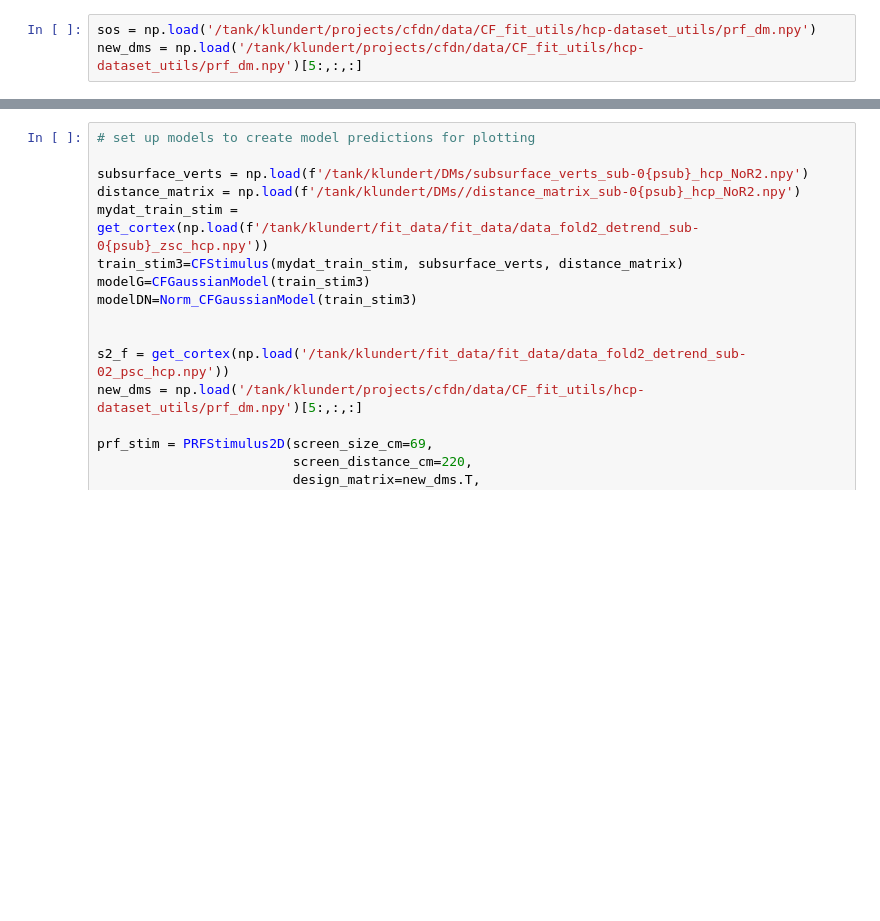
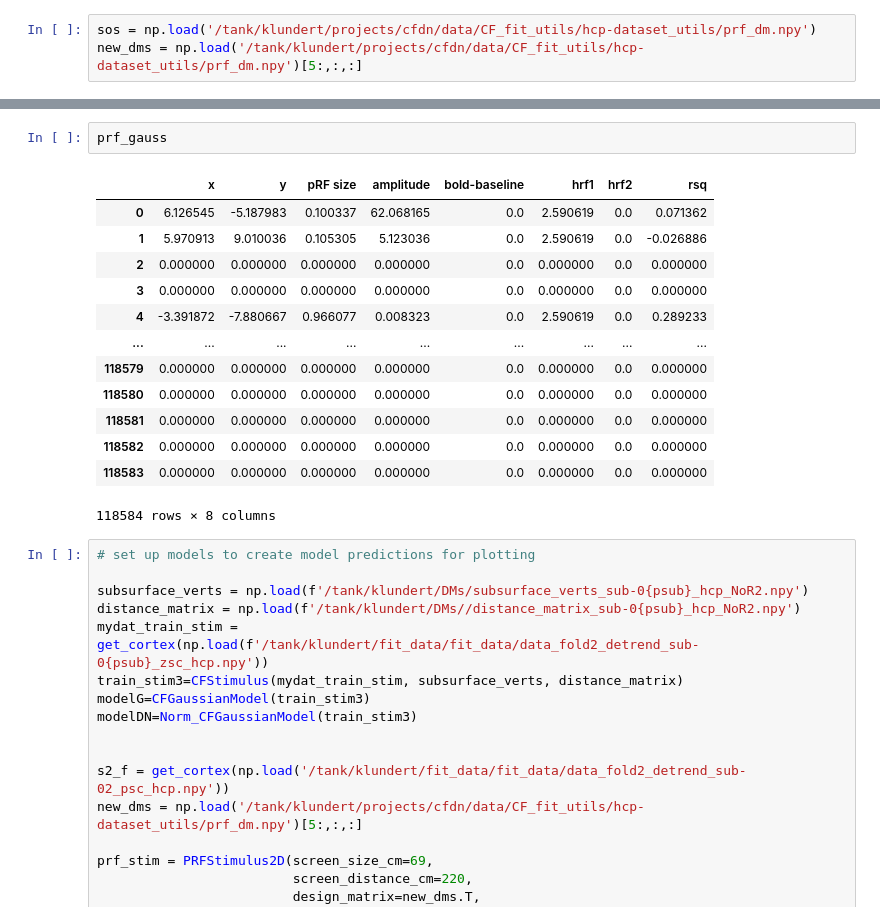
Before and after one commit to RonvdKlundert/cfdn, a Jupyter notebook: notebooks/viz_cf_prf.ipynb, the cells around one changed output, grey strips where cells are left out. Cells and saved outputs as stored; diff of their text form; blank space fills up the shorter version.

```diff
--- a/notebooks/viz_cf_prf.ipynb
+++ b/notebooks/viz_cf_prf.ipynb
@@ -134,3 +134,19 @@ cf_dn.index = range(cf_dn.shape[0])
+# %%
+prf_gauss
+# %% [output]
+|  | x | y | pRF size | amplitude | bold-baseline | hrf1 | hrf2 | rsq |
+| 0 | 6.126545 | -5.187983 | 0.100337 | 62.068165 | 0.0 | 2.590619 | 0.0 | 0.071362 |
+| 1 | 5.970913 | 9.010036 | 0.105305 | 5.123036 | 0.0 | 2.590619 | 0.0 | -0.026886 |
+| 2 | 0.000000 | 0.000000 | 0.000000 | 0.000000 | 0.0 | 0.000000 | 0.0 | 0.000000 |
+| 3 | 0.000000 | 0.000000 | 0.000000 | 0.000000 | 0.0 | 0.000000 | 0.0 | 0.000000 |
+| 4 | -3.391872 | -7.880667 | 0.966077 | 0.008323 | 0.0 | 2.590619 | 0.0 | 0.289233 |
+| ... | ... | ... | ... | ... | ... | ... | ... | ... |
+| 118579 | 0.000000 | 0.000000 | 0.000000 | 0.000000 | 0.0 | 0.000000 | 0.0 | 0.000000 |
+| 118580 | 0.000000 | 0.000000 | 0.000000 | 0.000000 | 0.0 | 0.000000 | 0.0 | 0.000000 |
+| 118581 | 0.000000 | 0.000000 | 0.000000 | 0.000000 | 0.0 | 0.000000 | 0.0 | 0.000000 |
+| 118582 | 0.000000 | 0.000000 | 0.000000 | 0.000000 | 0.0 | 0.000000 | 0.0 | 0.000000 |
+| 118583 | 0.000000 | 0.000000 | 0.000000 | 0.000000 | 0.0 | 0.000000 | 0.0 | 0.000000 |
+118584 rows × 8 columns
 # %%
 # set up models to create model predictions for plotting
 
```
Also changed, not shown: parts of 12 cells of this notebook, 7 other files.
